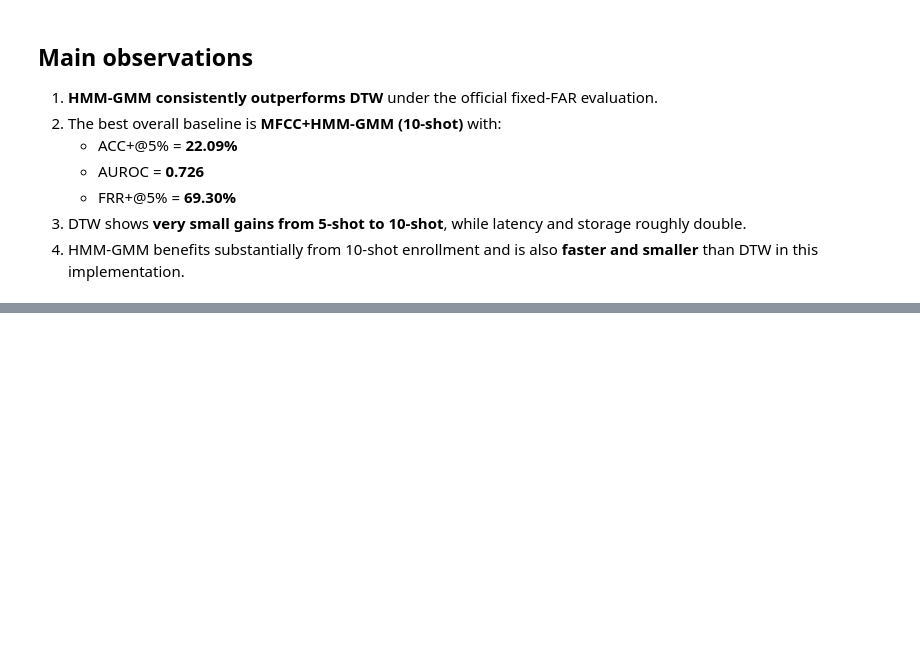
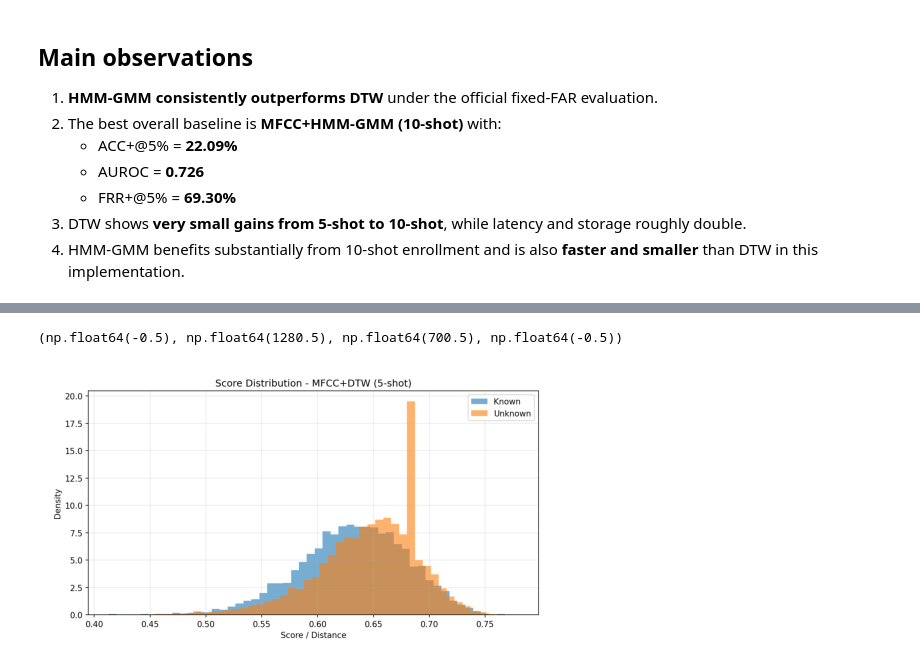
Before and after one commit to theraSara/SpeechProject, a Jupyter notebook: classical_baselines_official_analysis.ipynb, the cells around one changed output, grey strips where cells are left out. Cells and saved outputs as stored; diff of their text form; code cells hidden in the pictures; blank space fills up the shorter version.

```diff
--- a/classical_baselines_official_analysis.ipynb
+++ b/classical_baselines_official_analysis.ipynb
@@ -40,0 +57,7 @@ summary_df[['method','acc_plus_5','auroc','frr_plus_5','far_at_5','mean_inferenc
+# %%
+img = Image.open("./results/dist_MFCC+DTW_(5-shot).png")
+plt.imshow(img)
+plt.axis("off")
+# %% [output]
+(np.float64(-0.5), np.float64(1280.5), np.float64(700.5), np.float64(-0.5))
+[figure, added]
```
Also changed, not shown: parts of 2 cells of this notebook.
